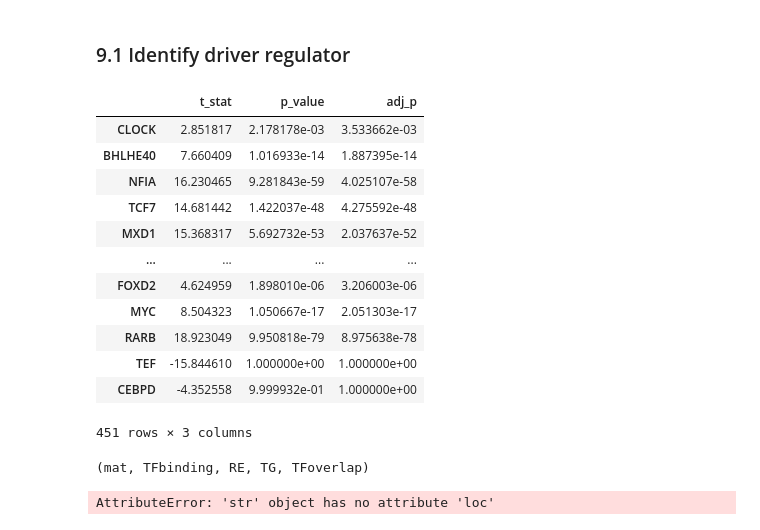
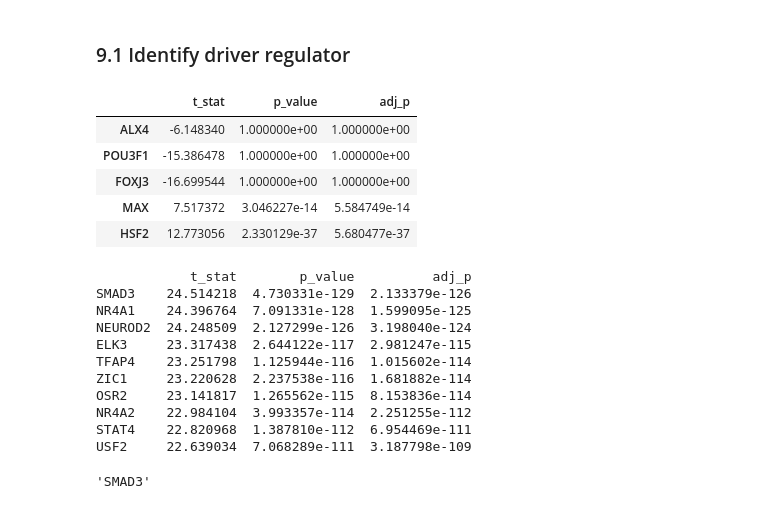
Before and after one commit to emvg/LINGER, a Jupyter notebook: notebooks/PBMCs_tutorial.ipynb, the cells around one changed output. Saved outputs shown, nothing was run; the diff lists cells and outputs as text; code cells hidden in the pictures.

```diff
--- a/notebooks/PBMCs_tutorial.ipynb
+++ b/notebooks/PBMCs_tutorial.ipynb
@@ -659,37 +659,38 @@ Clustering large matrix with scipy. Installing `fastcluster` may give better per
 celltype = 'naive CD4 T cells'
 # %%
 t_test_results=master_regulator(TF_activity,adata_RNA,celltype)
-t_test_results
+t_test_results.head()
 # %% [output]
 |  | t_stat | p_value | adj_p |
-| CLOCK | 2.851817 | 2.178178e-03 | 3.533662e-03 |
-| BHLHE40 | 7.660409 | 1.016933e-14 | 1.887395e-14 |
-| NFIA | 16.230465 | 9.281843e-59 | 4.025107e-58 |
-| TCF7 | 14.681442 | 1.422037e-48 | 4.275592e-48 |
-| MXD1 | 15.368317 | 5.692732e-53 | 2.037637e-52 |
-| ... | ... | ... | ... |
-| FOXD2 | 4.624959 | 1.898010e-06 | 3.206003e-06 |
-| MYC | 8.504323 | 1.050667e-17 | 2.051303e-17 |
-| RARB | 18.923049 | 9.950818e-79 | 8.975638e-78 |
-| TEF | -15.844610 | 1.000000e+00 | 1.000000e+00 |
-| CEBPD | -4.352558 | 9.999932e-01 | 1.000000e+00 |
+| ALX4 | -6.148340 | 1.000000e+00 | 1.000000e+00 |
+| POU3F1 | -15.386478 | 1.000000e+00 | 1.000000e+00 |
+| FOXJ3 | -16.699544 | 1.000000e+00 | 1.000000e+00 |
+| MAX | 7.517372 | 3.046227e-14 | 5.584749e-14 |
+| HSF2 | 12.773056 | 2.330129e-37 | 5.680477e-37 |
-451 rows × 3 columns
+# %%
+# Look for : High positive t_stat (activity much higher in your celltype)
+#            Low adj_p (statistically significant after correction)
+
+drivers = t_test_results[(t_test_results['t_stat'] > 0) & (t_test_results['adj_p'] < 0.05)]
+drivers = drivers.sort_values('t_stat', ascending=False)
+
+# Top driver regulators
+print(drivers.head(10))
+# %% [output]
+            t_stat        p_value          adj_p
+SMAD3    24.514218  4.730331e-129  2.133379e-126
+NR4A1    24.396764  7.091331e-128  1.599095e-125
+NEUROD2  24.248509  2.127299e-126  3.198040e-124
+ELK3     23.317438  2.644122e-117  2.981247e-115
+TFAP4    23.251798  1.125944e-116  1.015602e-114
+ZIC1     23.220628  2.237538e-116  1.681882e-114
+OSR2     23.141817  1.265562e-115  8.153836e-114
+NR4A2    22.984104  3.993357e-114  2.251255e-112
+STAT4    22.820968  1.387810e-112  6.954469e-111
+USF2     22.639034  7.068289e-111  3.187798e-109
 # %%
-import inspect
-print(inspect.signature(
-    LL_net.cell_type_specific_TF_RE_binding_score_scNN
-))
+top1_driver = drivers.index.tolist()[0]
+top1_driver
 # %% [output]
-(mat, TFbinding, RE, TG, TFoverlap)
+'SMAD3'
-# %%
-regulon_score, TFbinding, RE, TG, TFoverlap = \
-    LL_net.cell_type_specific_TF_RE_binding_score_scNN(
-        adata_RNA,
-        adata_ATAC,
-        celltype,
-        GRNdir,   # path to previous results
-        method    # "scNN" or whatever the method is
-    )
-# %% [output]
-AttributeError: 'str' object has no attribute 'loc'
 # %%
```
Also changed, not shown: parts of 10 cells of this notebook.
